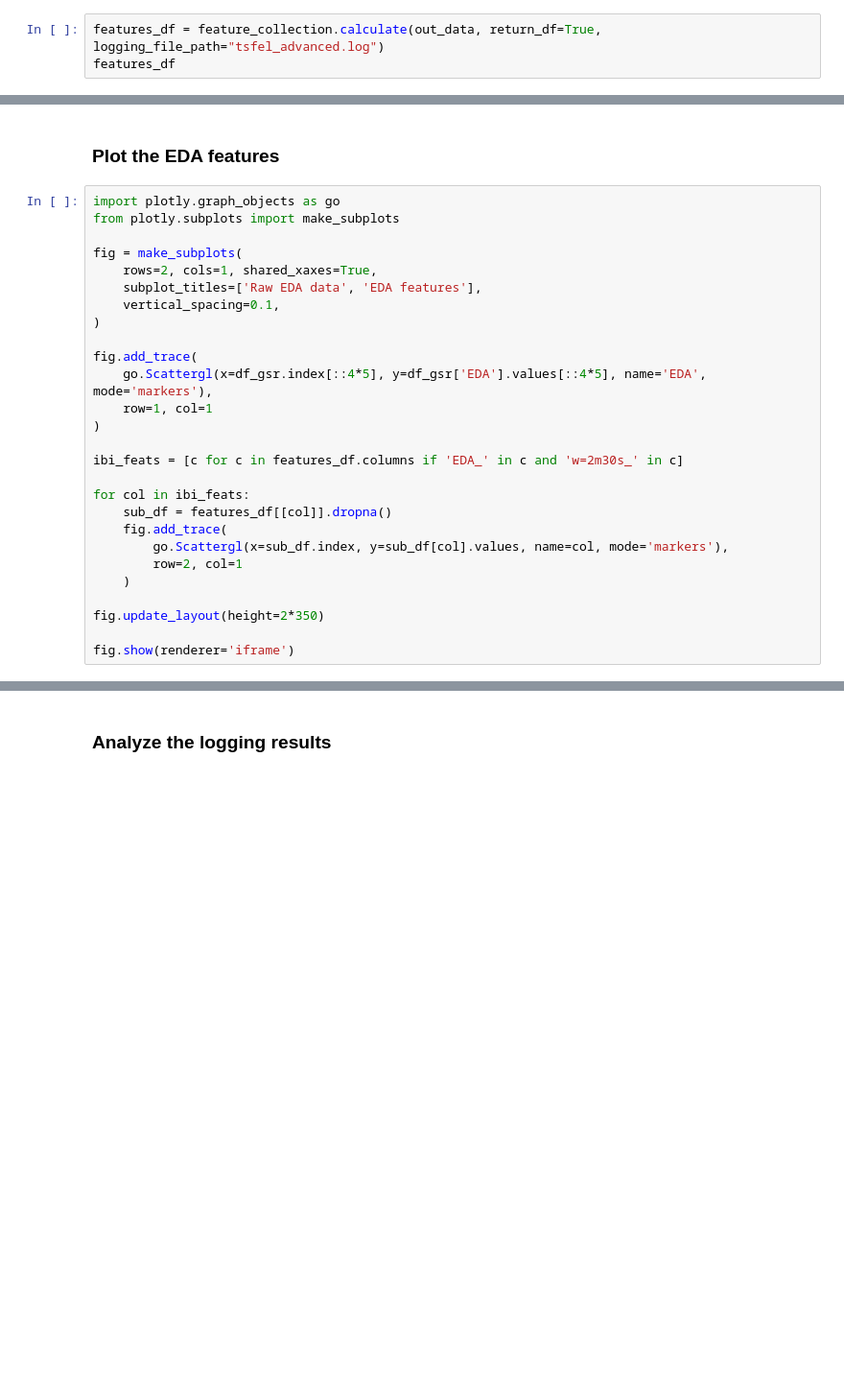
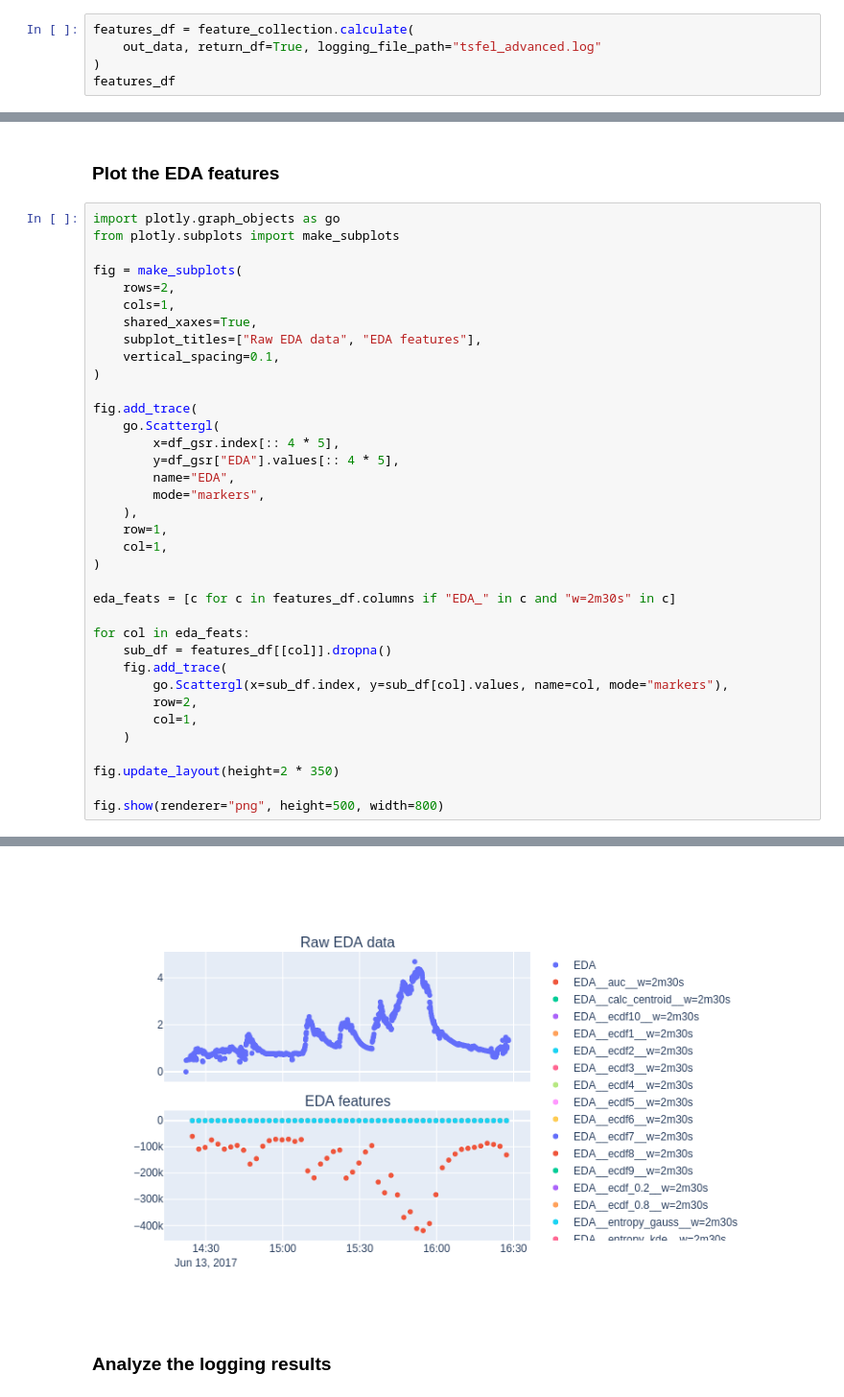
Before and after one commit to predict-idlab/tsflex, a Jupyter notebook: examples/antropy_integration.ipynb, the cells around one changed output, grey strips where cells are left out. Shown at 96% size. Saved outputs shown, nothing was run; the diff lists cells and outputs as text; blank space fills up the shorter version.

```diff
--- a/examples/antropy_integration.ipynb
+++ b/examples/antropy_integration.ipynb
@@ -301,6 +369,8 @@ EDA: (
         ]
 )
 # %%
-features_df = feature_collection.calculate(out_data, return_df=True, logging_file_path="tsfel_advanced.log")
+features_df = feature_collection.calculate(
+    out_data, return_df=True, logging_file_path="tsfel_advanced.log"
+)
 features_df
 # %% [output]
@@ -331,26 +400,35 @@ import plotly.graph_objects as go
 from plotly.subplots import make_subplots
 
 fig = make_subplots(
-    rows=2, cols=1, shared_xaxes=True,
-    subplot_titles=['Raw EDA data', 'EDA features'],
+    rows=2,
+    cols=1,
+    shared_xaxes=True,
+    subplot_titles=["Raw EDA data", "EDA features"],
     vertical_spacing=0.1,
 )
 
 fig.add_trace(
-    go.Scattergl(x=df_gsr.index[::4*5], y=df_gsr['EDA'].values[::4*5], name='EDA', mode='markers'),
-    row=1, col=1
+    go.Scattergl(
+        x=df_gsr.index[:: 4 * 5],
+        y=df_gsr["EDA"].values[:: 4 * 5],
+        name="EDA",
+        mode="markers",
+    ),
+    row=1,
+    col=1,
 )
 
-ibi_feats = [c for c in features_df.columns if 'EDA_' in c and 'w=2m30s_' in c]
+eda_feats = [c for c in features_df.columns if "EDA_" in c and "w=2m30s" in c]
 
-for col in ibi_feats:
+for col in eda_feats:
     sub_df = features_df[[col]].dropna()
     fig.add_trace(
-        go.Scattergl(x=sub_df.index, y=sub_df[col].values, name=col, mode='markers'),
-        row=2, col=1
+        go.Scattergl(x=sub_df.index, y=sub_df[col].values, name=col, mode="markers"),
+        row=2,
+        col=1,
     )
 
-fig.update_layout(height=2*350)
+fig.update_layout(height=2 * 350)
 
-fig.show(renderer='iframe')
+fig.show(renderer="png", height=500, width=800)
 # %% [output]
@@ -358,3 +435,4 @@ fig.show(renderer='iframe')
+[figure, added]
 # %% [markdown]
 ### Analyze the logging results
 # %%
```
Also changed, not shown: parts of 22 cells of this notebook.
